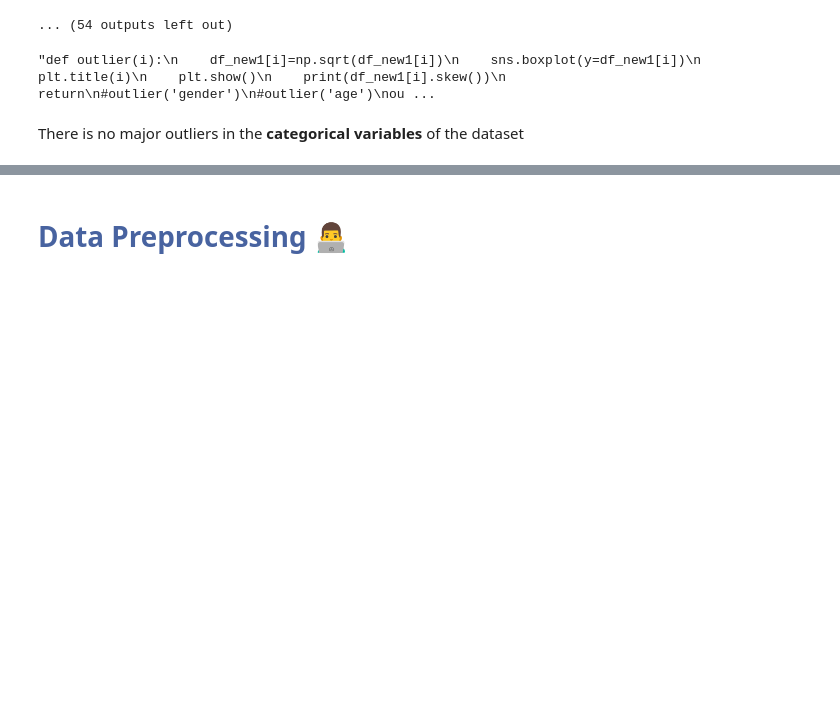
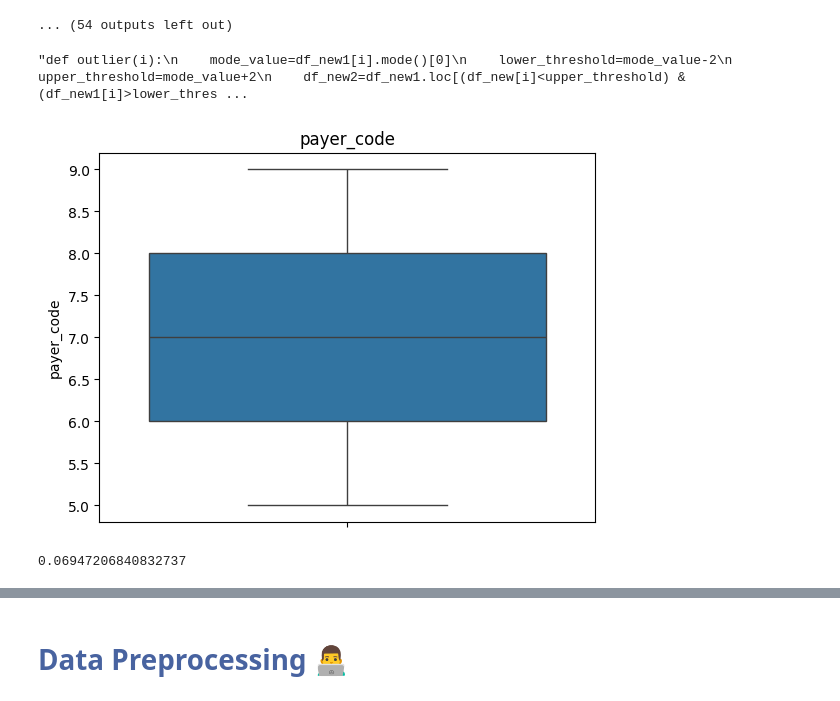
Before and after one commit to nikhilkurulibahulayan/determination-of-the-early-readmission-of-the-patient, a Jupyter notebook: project.ipynb, the cells around one changed output, grey strips where cells are left out. Cells and saved outputs as stored; diff of their text form; code cells hidden in the pictures; blank space fills up the shorter version.

```diff
--- a/project.ipynb
+++ b/project.ipynb
@@ -934,15 +934,21 @@ label('diag_3')
 ... (54 outputs left out)
 # %%
 '''def outlier(i):
-    df_new1[i]=np.sqrt(df_new1[i])
-    sns.boxplot(y=df_new1[i])
+    mode_value=df_new1[i].mode()[0]
+    lower_threshold=mode_value-2
+    upper_threshold=mode_value+2
+    df_new2=df_new1.loc[(df_new[i]<upper_threshold) & (df_new1[i]>lower_threshold)]
+    df_new2=df_new1.copy()
+    df_new2.loc[(df_new2[i]>upper_threshold),i]=upper_threshold
+    df_new2.loc[(df_new2[i]<lower_threshold),i]=lower_threshold
+    sns.boxplot(y=df_new2[i])
     plt.title(i)
     plt.show()
     print(df_new1[i].skew())
     return
 #outlier('gender')
 #outlier('age')
-outlier('metformin')
+#outlier('metformin')
 outlier('repaglinide')
 outlier('nateglinide')
 outlier('chlorpropamide')
@@ -970,6 +976,4 @@ outlier('change')
 #outlier('race')
 outlier('payer_code')'''
 # %% [output]
-"def outlier(i):\n    df_new1[i]=np.sqrt(df_new1[i])\n    sns.boxplot(y=df_new1[i])\n    plt.title(i)\n    plt.show()\n    print(df_new1[i].skew())\n    return\n#outlier('gender')\n#outlier('age')\nou ...
+"def outlier(i):\n    mode_value=df_new1[i].mode()[0]\n    lower_threshold=mode_value-2\n    upper_threshold=mode_value+2\n    df_new2=df_new1.loc[(df_new[i]<upper_threshold) & (df_new1[i]>lower_thres ...
-# %% [markdown]
-There is no major outliers in the **categorical variables** of the dataset
@@ -975,0 +986,11 @@ There is no major outliers in the **categorical variables** of the dataset
+# %%
+df_new2=df_new1.copy()
+df_new2.loc[(df_new1['payer_code']>upper_threshold),'payer_code']=upper_threshold
+df_new2.loc[(df_new1['payer_code']<lower_threshold),'payer_code']=lower_threshold
+sns.boxplot(y=df_new2['payer_code'])
+plt.title('payer_code')
+plt.show()
+print(df_new2['payer_code'].skew())
+# %% [output]
+[figure, added]
+0.06947206840832737
```
Also changed, not shown: parts of 22 cells of this notebook.
